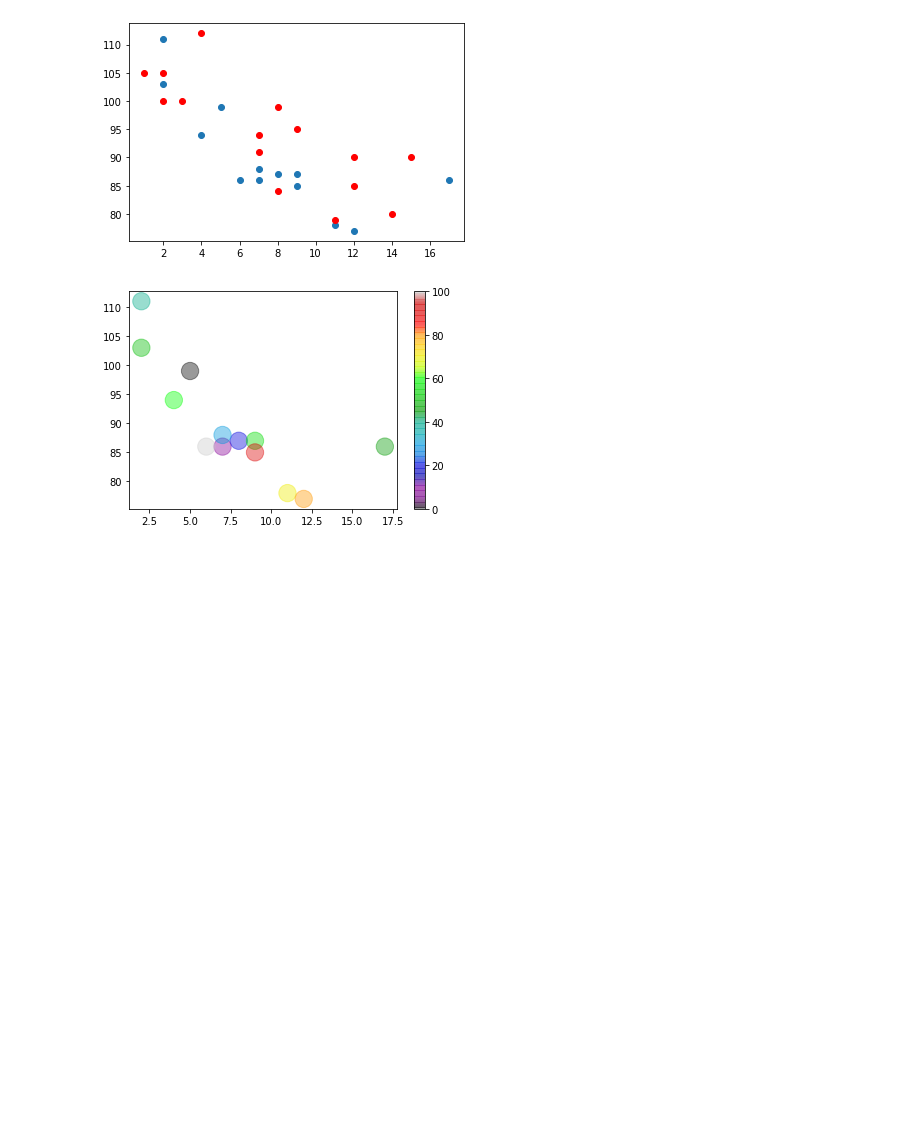
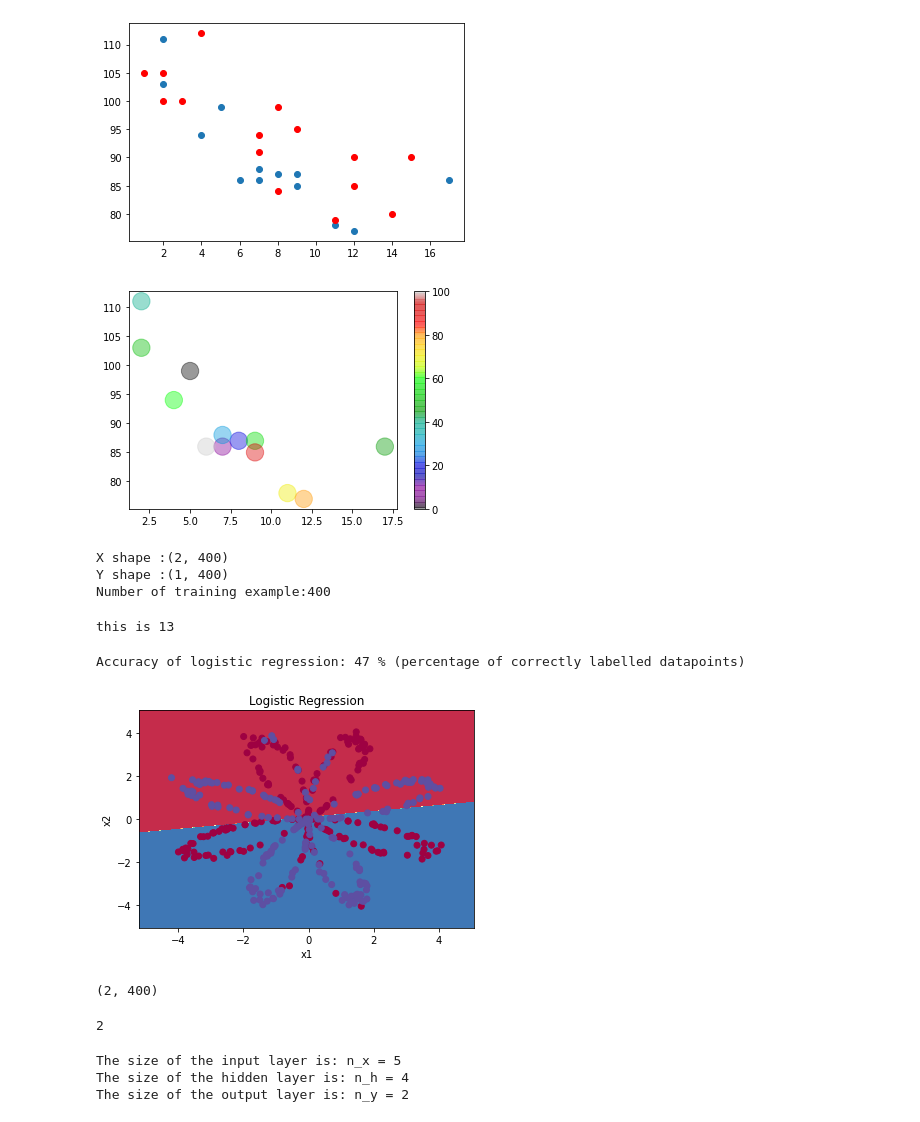
Before and after one commit to sftSalman/Aggriculturalble_land_dectection_from_sataleite_images-, a Jupyter notebook: PlanerDataClassification.ipynb, the cells around one changed output. Saved outputs shown, nothing was run; the diff lists cells and outputs as text; code cells hidden in the pictures; blank space fills up the shorter version.

Commit message:
testFromGithub

```diff
--- a/PlanerDataClassification.ipynb
+++ b/PlanerDataClassification.ipynb
@@ -251,0 +256,13 @@ plt.show()
+# %%
+print('X shape :' +str( shape_X))
+print('Y shape :'+str(shape_Y))
+print('Number of training example:' +str(m))
+# %% [output]
+X shape :(2, 400)
+Y shape :(1, 400)
+Number of training example:400
+# %%
+name = 13
+print('this is {}'.format(name) )
+# %% [output]
+this is 13
@@ -251,0 +271,24 @@ plt.show()
+# %%
+# Train the logistic regression classifier
+clf = sklearn.linear_model.LogisticRegressionCV();
+clf.fit(X.T, Y.T);
+# %%
+# Plot the decision boundary for logistic regression
+plot_decision_boundary(lambda x: clf.predict(x), X, Y)
+plt.title("Logistic Regression")
+
+# Print accuracy
+LR_predictions = clf.predict(X.T)
+print ('Accuracy of logistic regression: %d ' % float((np.dot(Y,LR_predictions) + np.dot(1-Y,1-LR_predictions))/float(Y.size)*100) +
+       '% ' + "(percentage of correctly labelled datapoints)")
+# %% [output]
+Accuracy of logistic regression: 47 % (percentage of correctly labelled datapoints)
+[figure, added]
+# %%
+print(X.shape)
+# %% [output]
+(2, 400)
+# %%
+print(X.shape[0])
+# %% [output]
+2
@@ -251,0 +315,10 @@ plt.show()
+# %%
+X_assess, Y_assess = layer_sizes_test_case()
+(n_x, n_h, n_y) = layer_sizes(X_assess, Y_assess)
+print("The size of the input layer is: n_x = " + str(n_x))
+print("The size of the hidden layer is: n_h = " + str(n_h))
+print("The size of the output layer is: n_y = " + str(n_y))
+# %% [output]
+The size of the input layer is: n_x = 5
+The size of the hidden layer is: n_h = 4
+The size of the output layer is: n_y = 2
```
Also changed, not shown: parts of 22 cells of this notebook.
